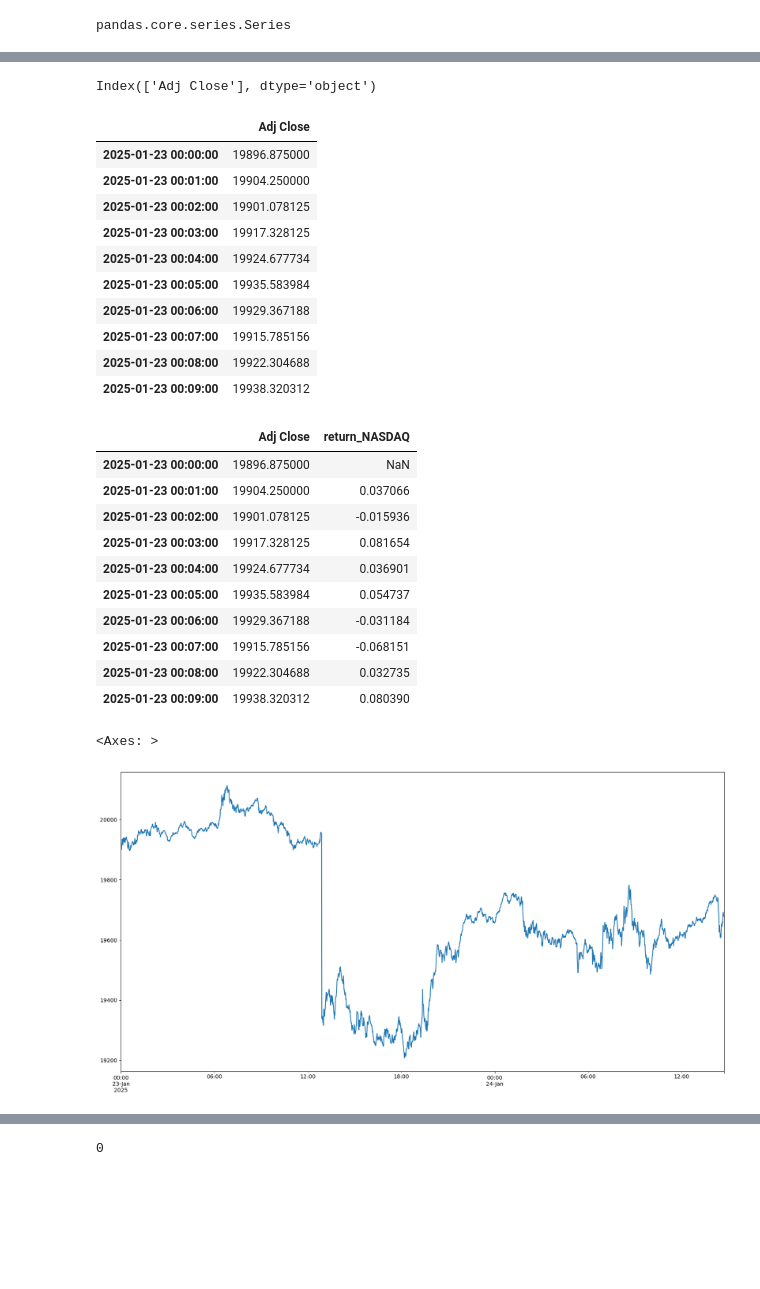
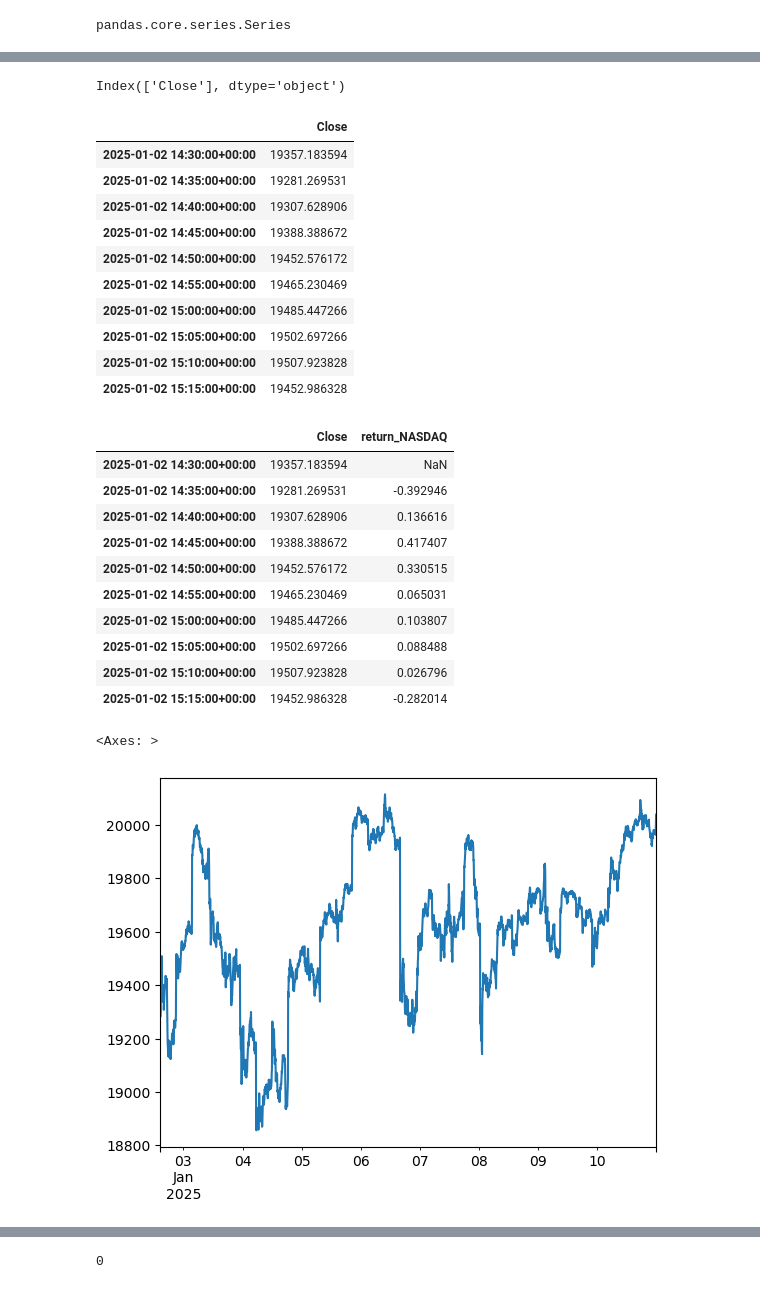
Before and after one commit to issakachaou/M1, a Jupyter notebook: Recherche/CODE_PYTHON/NASDAQ/HIGH_FREQ/NASDAQ_HIGH_FREQ.ipynb, the cells around one changed output, grey strips where cells are left out. Drawn from its saved outputs; the diff is of its cells as text; code cells hidden in the pictures; blank space fills up the shorter version.

```diff
--- a/Recherche/CODE_PYTHON/NASDAQ/HIGH_FREQ/NASDAQ_HIGH_FREQ.ipynb
+++ b/Recherche/CODE_PYTHON/NASDAQ/HIGH_FREQ/NASDAQ_HIGH_FREQ.ipynb
@@ -43,4 +69,4 @@ NASDAQ.to_csv("NASDAQ_1m_7d.csv", sep=",")
 # %%
-NASDAQ = pd.read_csv("NASDAQ_1m_7d.csv", sep=",")
+NASDAQ = pd.read_csv("NASDAQ_5m_2418obs.csv", sep=",")
 NASDAQ.head()
 # %% [output]
@@ -54,39 +80,39 @@ NASDAQ.head()
 NASDAQ.head(10)
 NASDAQ.columns
 # %% [output]
-Index(['Adj Close'], dtype='object')
+Index(['Close'], dtype='object')
 # %%
-NASDAQ.index = pd.date_range(start="2025-01-23", periods=len(NASDAQ), freq="min")
+NASDAQ.index = pd.date_range(start="2025-01-02 14:30:00+00:00", periods=len(NASDAQ), freq="5min")
 NASDAQ.head(10)
 # %% [output]
-|  | Adj Close |
-| 2025-01-23 00:00:00 | 19896.875000 |
-| 2025-01-23 00:01:00 | 19904.250000 |
-| 2025-01-23 00:02:00 | 19901.078125 |
-| 2025-01-23 00:03:00 | 19917.328125 |
-| 2025-01-23 00:04:00 | 19924.677734 |
-| 2025-01-23 00:05:00 | 19935.583984 |
-| 2025-01-23 00:06:00 | 19929.367188 |
-| 2025-01-23 00:07:00 | 19915.785156 |
-| 2025-01-23 00:08:00 | 19922.304688 |
-| 2025-01-23 00:09:00 | 19938.320312 |
+|  | Close |
+| 2025-01-02 14:30:00+00:00 | 19357.183594 |
+| 2025-01-02 14:35:00+00:00 | 19281.269531 |
+| 2025-01-02 14:40:00+00:00 | 19307.628906 |
+| 2025-01-02 14:45:00+00:00 | 19388.388672 |
+| 2025-01-02 14:50:00+00:00 | 19452.576172 |
+| 2025-01-02 14:55:00+00:00 | 19465.230469 |
+| 2025-01-02 15:00:00+00:00 | 19485.447266 |
+| 2025-01-02 15:05:00+00:00 | 19502.697266 |
+| 2025-01-02 15:10:00+00:00 | 19507.923828 |
+| 2025-01-02 15:15:00+00:00 | 19452.986328 |
 # %%
-NASDAQ['return_NASDAQ'] = (NASDAQ['Adj Close']/NASDAQ['Adj Close'].shift(1)-1)*100
+NASDAQ['return_NASDAQ'] = (np.log(NASDAQ['Close'])-np.log(NASDAQ['Close'].shift(1)))*100
 NASDAQ.head(10)
 # %% [output]
-|  | Adj Close | return_NASDAQ |
-| 2025-01-23 00:00:00 | 19896.875000 | NaN |
-| 2025-01-23 00:01:00 | 19904.250000 | 0.037066 |
-| 2025-01-23 00:02:00 | 19901.078125 | -0.015936 |
-| 2025-01-23 00:03:00 | 19917.328125 | 0.081654 |
-| 2025-01-23 00:04:00 | 19924.677734 | 0.036901 |
-| 2025-01-23 00:05:00 | 19935.583984 | 0.054737 |
-| 2025-01-23 00:06:00 | 19929.367188 | -0.031184 |
-| 2025-01-23 00:07:00 | 19915.785156 | -0.068151 |
-| 2025-01-23 00:08:00 | 19922.304688 | 0.032735 |
-| 2025-01-23 00:09:00 | 19938.320312 | 0.080390 |
+|  | Close | return_NASDAQ |
+| 2025-01-02 14:30:00+00:00 | 19357.183594 | NaN |
+| 2025-01-02 14:35:00+00:00 | 19281.269531 | -0.392946 |
+| 2025-01-02 14:40:00+00:00 | 19307.628906 | 0.136616 |
+| 2025-01-02 14:45:00+00:00 | 19388.388672 | 0.417407 |
+| 2025-01-02 14:50:00+00:00 | 19452.576172 | 0.330515 |
+| 2025-01-02 14:55:00+00:00 | 19465.230469 | 0.065031 |
+| 2025-01-02 15:00:00+00:00 | 19485.447266 | 0.103807 |
+| 2025-01-02 15:05:00+00:00 | 19502.697266 | 0.088488 |
+| 2025-01-02 15:10:00+00:00 | 19507.923828 | 0.026796 |
+| 2025-01-02 15:15:00+00:00 | 19452.986328 | -0.282014 |
 # %%
-NASDAQ['Adj Close'].plot(figsize=(20,10))
+NASDAQ['Close'].plot()
 # %% [output]
 <Axes: >
-[figure, old version]
+[figure, new version]
```
Also changed, not shown: parts of 21 cells of this notebook, 25 other files.
